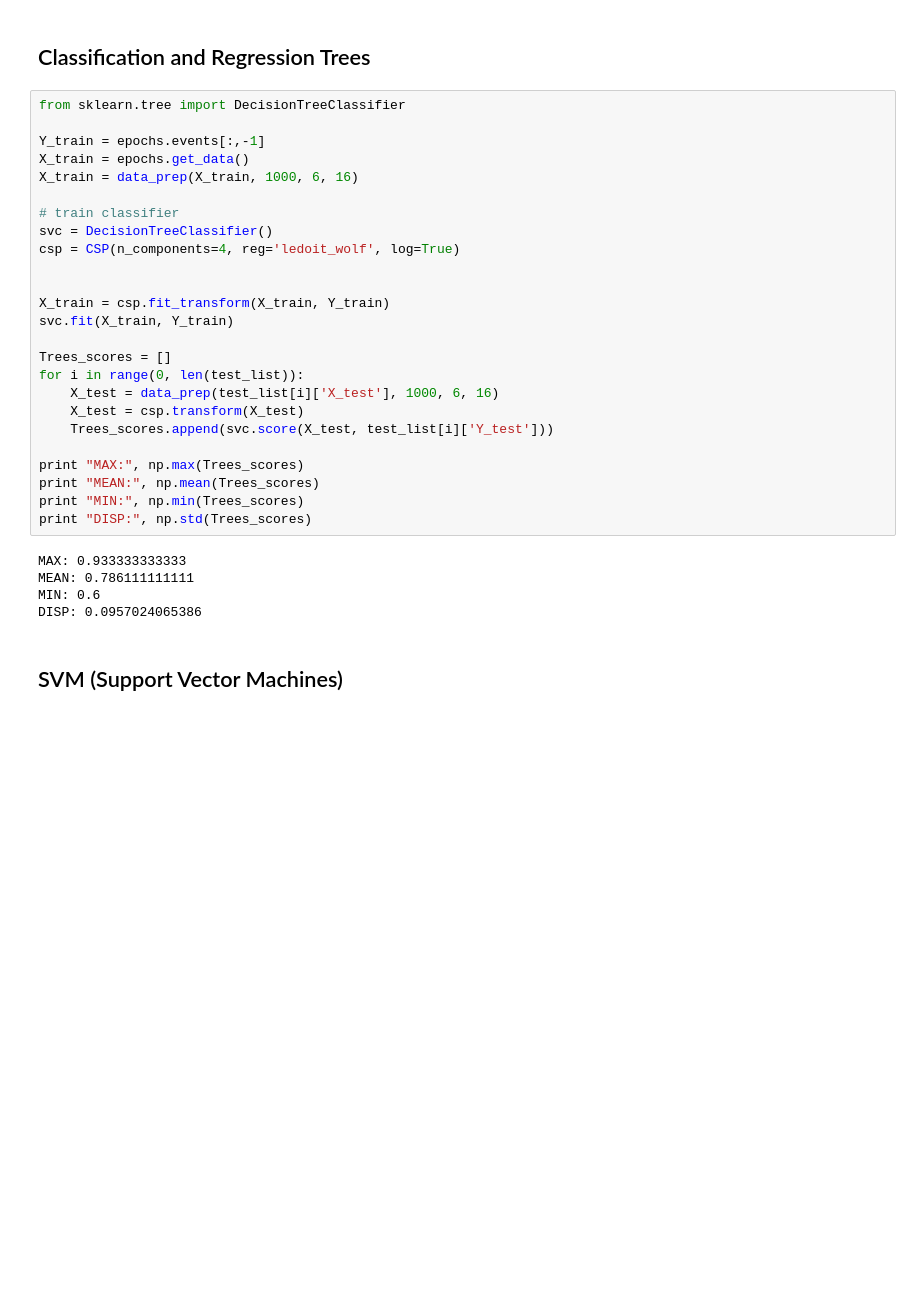
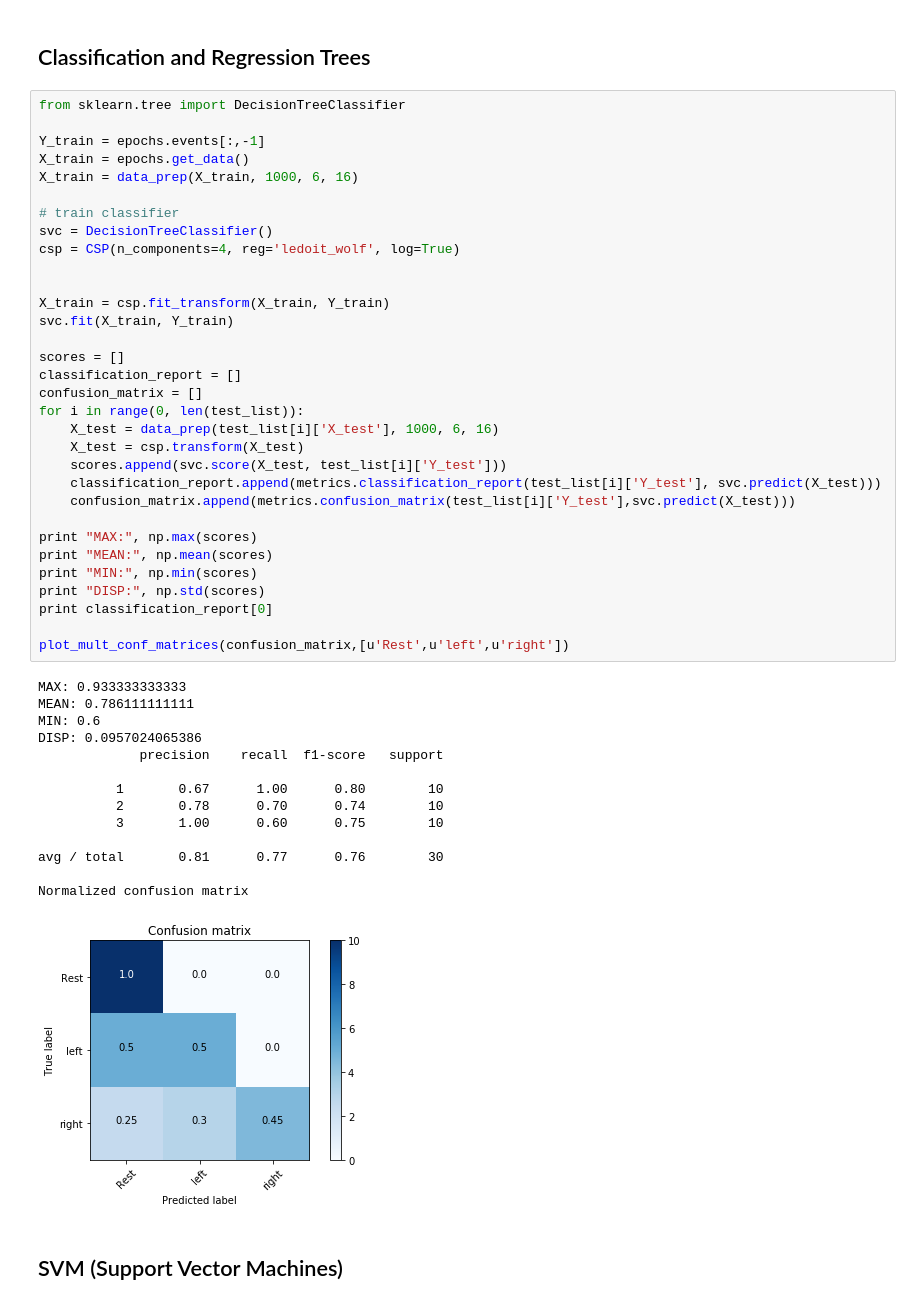
Before and after one commit to thisroot/eeglab, a Jupyter notebook: EEG_all_classifiers_from_raw_mne.ipynb, the cells around one changed output. Cells and saved outputs as stored; diff of their text form; blank space fills up the shorter version.

```diff
--- a/EEG_all_classifiers_from_raw_mne.ipynb
+++ b/EEG_all_classifiers_from_raw_mne.ipynb
@@ -195,33 +311,50 @@ DISP: 0.0561083607687
 # %%
 from sklearn.tree import DecisionTreeClassifier
 
 Y_train = epochs.events[:,-1]
 X_train = epochs.get_data()
 X_train = data_prep(X_train, 1000, 6, 16)
 
 # train classifier
 svc = DecisionTreeClassifier()
 csp = CSP(n_components=4, reg='ledoit_wolf', log=True)
 
 
 X_train = csp.fit_transform(X_train, Y_train)
 svc.fit(X_train, Y_train)
 
-Trees_scores = []
+scores = []
+classification_report = []
+confusion_matrix = []
 for i in range(0, len(test_list)):
     X_test = data_prep(test_list[i]['X_test'], 1000, 6, 16)
     X_test = csp.transform(X_test)
-    Trees_scores.append(svc.score(X_test, test_list[i]['Y_test']))
+    scores.append(svc.score(X_test, test_list[i]['Y_test']))
+    classification_report.append(metrics.classification_report(test_list[i]['Y_test'], svc.predict(X_test)))
+    confusion_matrix.append(metrics.confusion_matrix(test_list[i]['Y_test'],svc.predict(X_test)))
 
-print "MAX:", np.max(Trees_scores)
-print "MEAN:", np.mean(Trees_scores)
-print "MIN:", np.min(Trees_scores)
-print "DISP:", np.std(Trees_scores)
+print "MAX:", np.max(scores)
+print "MEAN:", np.mean(scores)
+print "MIN:", np.min(scores)
+print "DISP:", np.std(scores)
+print classification_report[0]
+
+plot_mult_conf_matrices(confusion_matrix,[u'Rest',u'left',u'right'])
 # %% [output]
 MAX: 0.933333333333
 MEAN: 0.786111111111
 MIN: 0.6
 DISP: 0.0957024065386
+             precision    recall  f1-score   support
+
+          1       0.67      1.00      0.80        10
+          2       0.78      0.70      0.74        10
+          3       1.00      0.60      0.75        10
+
+avg / total       0.81      0.77      0.76        30
+
+Normalized confusion matrix
+[figure, added]
 # %% [markdown]
 ## SVM (Support Vector Machines)
 # %%
```
Also changed, not shown: parts of 9 cells of this notebook, 32 other files.
